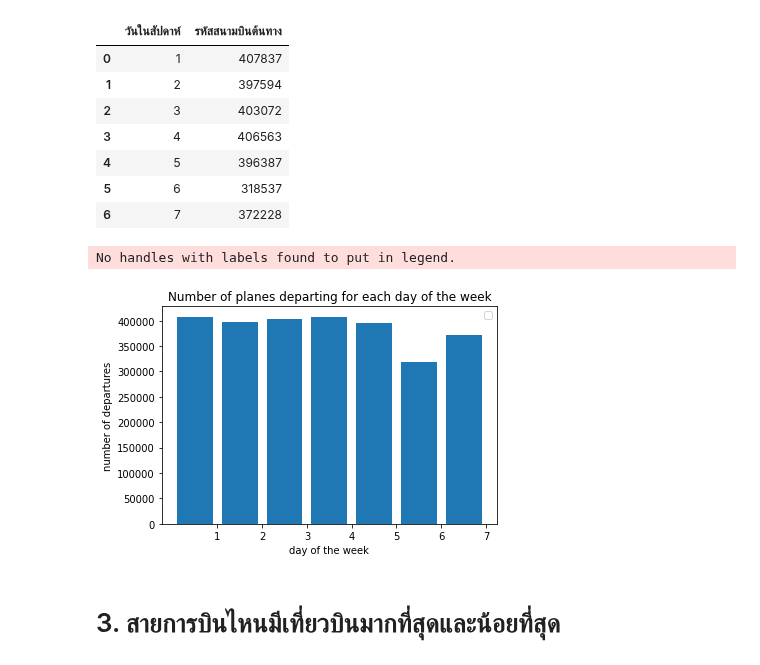
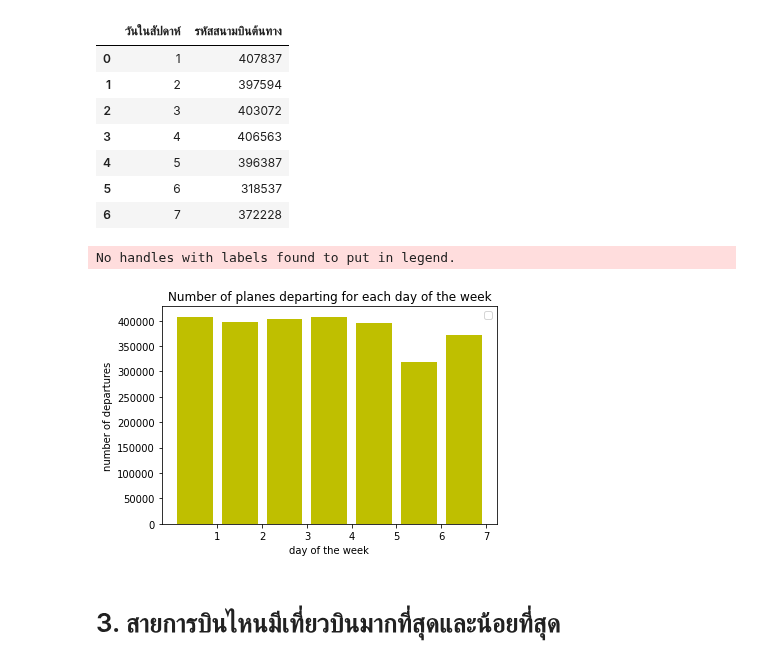
Before and after one commit to mintra-tippayaratsontorn/DWDM21, a Jupyter notebook: MiniExam.ipynb, the cells around one changed output. Saved outputs shown, nothing was run; the diff lists cells and outputs as text; code cells hidden in the pictures.

```diff
--- a/MiniExam.ipynb
+++ b/MiniExam.ipynb
@@ -122,16 +122,16 @@ data_flights
 | 5 | 6 | 318537 |
 | 6 | 7 | 372228 |
 # %%
-plt.bar(np.arange(len(data_flights.iloc[:,1])), data_flights.iloc[:,1])
+plt.bar(np.arange(len(data_flights.iloc[:,1])), data_flights.iloc[:,1],color='y')
 
 plt.xlabel('day of the week')
 plt.ylabel('number of departures')
 plt.title('Number of planes departing for each day of the week')
 plt.xticks(np.arange(len(data_flights.iloc[:,0]))+0.5, data_flights.iloc[:,0])
 plt.legend();
 # %% [output]
 No handles with labels found to put in legend.
-[figure, old version]
+[figure, new version]
 # %% [markdown]
 # 3. สายการบินไหนมีเที่ยวบินมากที่สุดและน้อยที่สุด
 # %%
```
Also changed, not shown: parts of 4 cells of this notebook.
